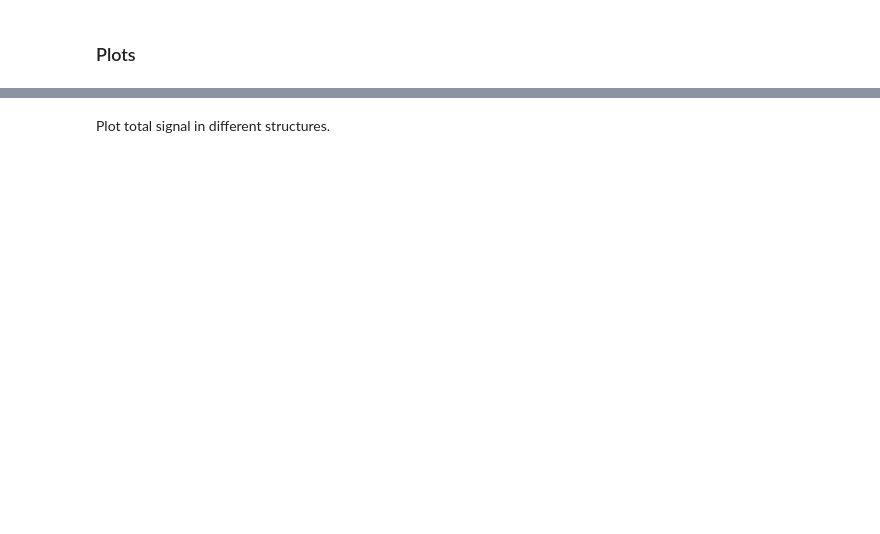
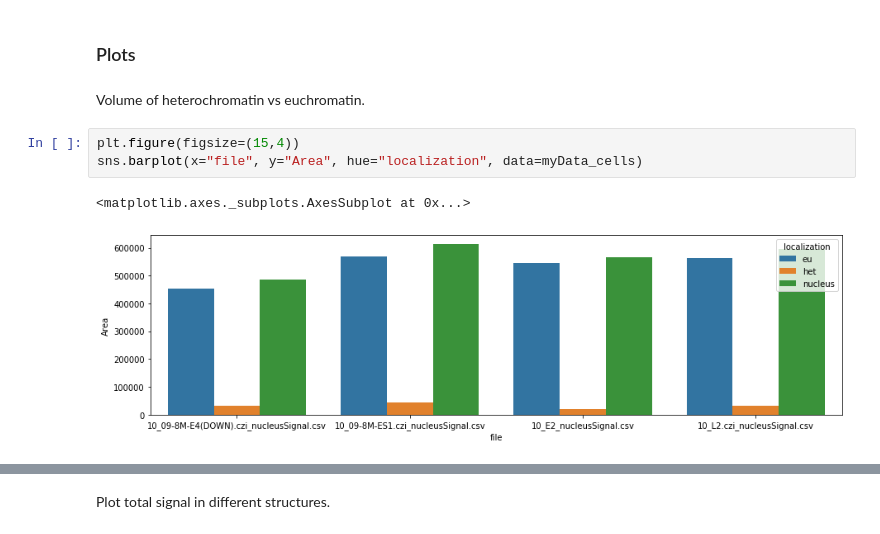
Before and after one commit to purvislab/MCM_project, a Jupyter notebook: MCM_inHetChrom_plotter.ipynb, the cells around one changed output, grey strips where cells are left out. Cells and saved outputs as stored; diff of their text form; blank space fills up the shorter version.

```diff
--- a/MCM_inHetChrom_plotter.ipynb
+++ b/MCM_inHetChrom_plotter.ipynb
@@ -84,2 +96,10 @@ myData_cells
 # %% [markdown]
 ### Plots
+# %% [markdown]
+Volume of heterochromatin vs euchromatin.
+# %%
+plt.figure(figsize=(15,4))
+sns.barplot(x="file", y="Area", hue="localization", data=myData_cells)
+# %% [output]
+<matplotlib.axes._subplots.AxesSubplot at 0x...>
+[figure, added]
```
Also changed, not shown: parts of 5 cells of this notebook.
